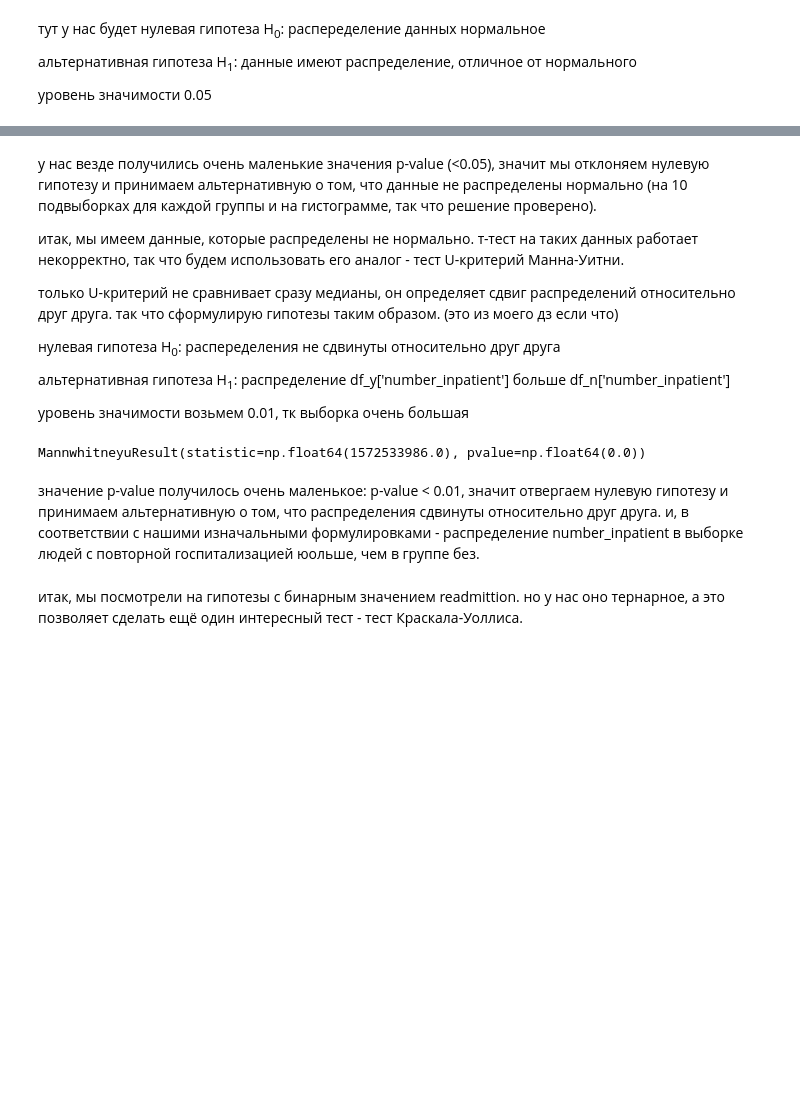
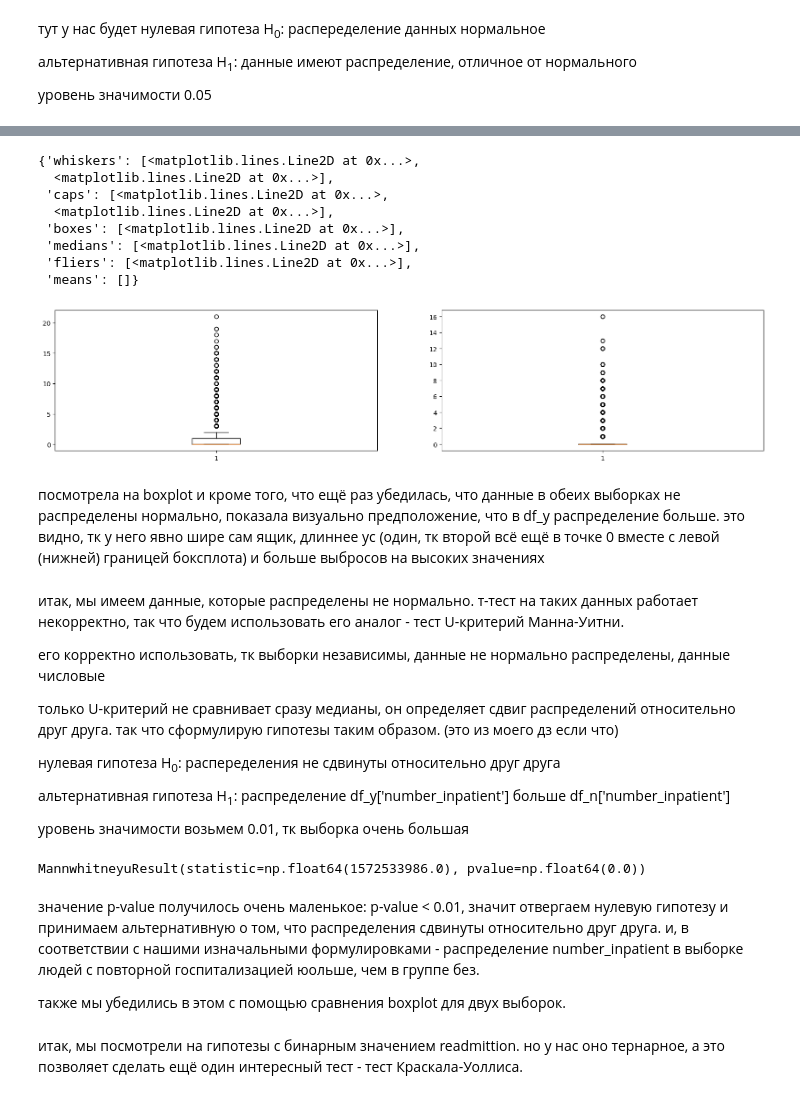
Before and after one commit to TimWHitee/gp_4_AB, a Jupyter notebook: hospitals_hypoteses.ipynb, the cells around one changed output, grey strips where cells are left out. Cells and saved outputs as stored; diff of their text form; code cells hidden in the pictures; blank space fills up the shorter version.

```diff
--- a/hospitals_hypoteses.ipynb
+++ b/hospitals_hypoteses.ipynb
@@ -254,10 +254,26 @@ for i in range(1, 100, 10):
 тест на n (с readmittion): ShapiroResult(statistic=np.float64(0.4975241040974854), pvalue=np.float64(3.0503667281858937e-35))
 тест на y (с readmittion): ShapiroResult(statistic=np.float64(0.6455625911980669), pvalue=np.float64(7.1611156609359486e-31))
 тест на n (с readmittion): ShapiroResult(statistic=np.float64(0.4214564562528933), pvalue=np.float64(4.295044809109223e-37))
+# %%
+fig, axes = plt.subplots(1, 2, figsize=(20, 4))
+axes[0].boxplot(df_y['number_inpatient'])
+axes[1].boxplot(df_n['number_inpatient'])
+# %% [output]
+{'whiskers': [<matplotlib.lines.Line2D at 0x...>,
+  <matplotlib.lines.Line2D at 0x...>],
+ 'caps': [<matplotlib.lines.Line2D at 0x...>,
+  <matplotlib.lines.Line2D at 0x...>],
+ 'boxes': [<matplotlib.lines.Line2D at 0x...>],
+ 'medians': [<matplotlib.lines.Line2D at 0x...>],
+ 'fliers': [<matplotlib.lines.Line2D at 0x...>],
+ 'means': []}
+[figure, added]
+# %% [markdown]
+посмотрела на boxplot и кроме того, что ещё раз убедилась, что данные в обеих выборках не распределены нормально, показала визуально предположение, что в df_y распределение больше. это видно, тк у него явно шире сам ящик, длиннее ус (один, тк второй всё ещё в точке 0 вместе с левой (нижней) границей боксплота) и больше выбросов на высоких значениях
 # %% [markdown]
-у нас везде получились очень маленькие значения p-value (<0.05), значит мы отклоняем нулевую гипотезу и принимаем альтернативную о том, что данные не распределены нормально (на 10 подвыборках для каждой группы и на гистограмме, так что решение проверено).
+итак, мы имеем данные, которые распределены не нормально. т-тест на таких данных работает некорректно, так что будем использовать его аналог - тест U-критерий Манна-Уитни.
 
-итак, мы имеем данные, которые распределены не нормально. т-тест на таких данных работает некорректно, так что будем использовать его аналог - тест U-критерий Манна-Уитни.
+его корректно использовать, тк выборки независимы, данные не нормально распределены, данные числовые
 
 только U-критерий не сравнивает сразу медианы, он определяет сдвиг распределений относительно друг друга. так что сформулирую гипотезы таким образом. (это из моего дз если что)
 
@@ -274,5 +290,7 @@ mannwhitneyu(df_y['number_inpatient'], df_n['number_inpatient'], alternative='gr
 MannwhitneyuResult(statistic=np.float64(1572533986.0), pvalue=np.float64(0.0))
 # %% [markdown]
 значение p-value получилось очень маленькое: p-value < 0.01, значит отвергаем нулевую гипотезу и принимаем альтернативную о том, что распределения сдвинуты относительно друг друга. и, в соответствии с нашими изначальными формулировками - распределение number_inpatient в выборке людей с повторной госпитализацией юольше, чем в группе без.
+
+также мы убедились в этом с помощью сравнения boxplot для двух выборок.
 # %% [markdown]
 итак, мы посмотрели на гипотезы с бинарным значением readmittion. но у нас оно тернарное, а это позволяет сделать ещё один интересный тест - тест Краскала-Уоллиса.
```
Also changed, not shown: parts of 24 cells of this notebook.
